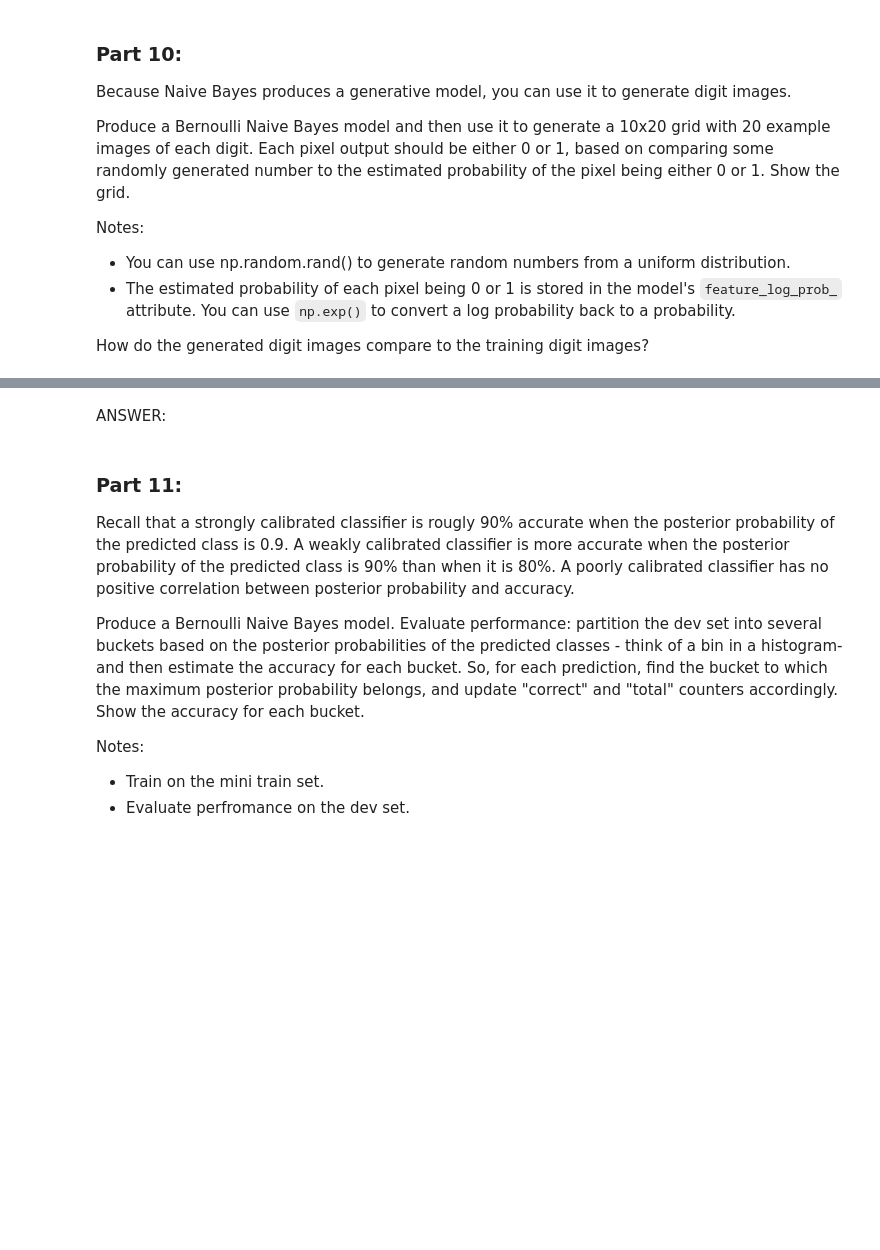
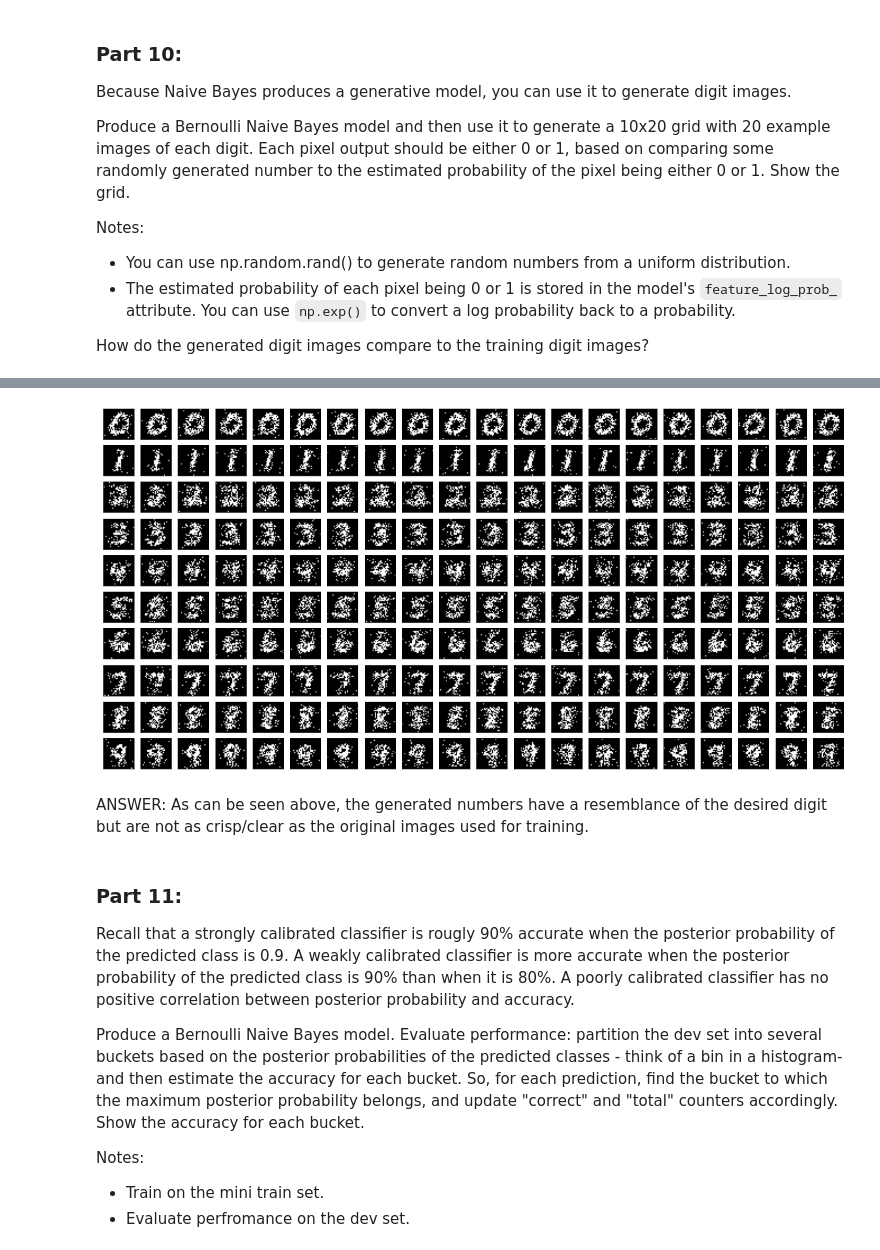
Before and after one commit to jorgeah92/ucb-w207-applied-ml, a Jupyter notebook: projects/jorge_hernandez_p1.ipynb, the cells around one changed output, grey strips where cells are left out. Drawn from its saved outputs; the diff is of its cells as text; code cells hidden in the pictures; blank space fills up the shorter version.

```diff
--- a/projects/jorge_hernandez_p1.ipynb
+++ b/projects/jorge_hernandez_p1.ipynb
@@ -559,18 +558,18 @@ Notes:
 # %%
 #def P9():
 
-### STUDENT END ###
+### STUDENT START ###
 # Running standard Gaussian NB model
-# gauss_NB_model = GaussianNB()
-# gauss_NB_model.fit(mini_train_data, mini_train_labels)
-# gauss_NB_predict = gauss_NB_model.predict(dev_data)
+gauss_NB_model = GaussianNB()
+gauss_NB_model.fit(mini_train_data, mini_train_labels)
+gauss_NB_predict = gauss_NB_model.predict(dev_data)
 
-# gauss_NB_wrong = np.sum(gauss_NB_predict != dev_labels)
-# print("Accuracy of Gaussian NB model:", round(1-(gauss_NB_wrong/np.size(dev_labels)), 3))
+gauss_NB_wrong = np.sum(gauss_NB_predict != dev_labels)
+print("Accuracy of Gaussian NB model:", round(1-(gauss_NB_wrong/np.size(dev_labels)), 3))
 
 # Fixing Gaussian NB model
 def binarize_data(data, split=0.5):
-    """Returns a given data into a binary set where the threshold is set at split. Only contains 0 and 1. """
+    """Returns a given data into a binary set where the threshold is set at split. Only contains 0 and 1."""
     bin_data = np.zeros(data.shape)
 
     for img in range(data.shape[0]):
@@ -581,15 +580,15 @@ def binarize_data(data, split=0.5):
     return bin_data
 
 binary_data = binarize_data(mini_train_data, split=0.92)
+binary_dev = binarize_data(dev_data, split=0.2)
 
 # Running fixed Gaussian NB model
 fixed_gaus_model = GaussianNB()
 fixed_gaus_model.fit(binary_data, mini_train_labels)
-fixed_gaus_predict = fixed_gaus_model.predict(dev_data)
+fixed_gaus_predict = fixed_gaus_model.predict(binary_dev)
 
 fixed_gaus_wrong = np.sum(fixed_gaus_predict != dev_labels)
 print("Accuracy of the fixed Gaussian NB model:", round(1-(fixed_gaus_wrong/np.size(dev_labels)), 3))
-
 ### STUDENT END ###
 
 #P9()
@@ -645,5 +612,36 @@ array([0.01075269, 0.01075269, 0.01075269, 0.01075269, 0.01075269,
-# %% [markdown]
-ANSWER:
+# %%
+#def P10(num_examples):
+
+### STUDENT START ###
+b_img_model = BernoulliNB(binarize=0.3).fit(mini_train_data, mini_train_labels)
+
+# Converting feature_log_prob_ made from model into probabilities
+prob_feature = np.zeros(b_img_model.feature_log_prob_.shape)
+for i in range(10):
+    for j in range(b_img_model.feature_log_prob_.shape[1]):
+        prob_feature[i][j] = np.exp(b_img_model.feature_log_prob_[i][j])
+
+# Picture generation based on probabilities from the model
+fig, ax = plt.subplots(10,20, sharex=True, sharey=True, figsize=(20,10))
+plt.setp(ax, xticks=[], yticks=[])
+for i in range(10):
+    for j in range(20):
+        temp_img = np.zeros(prob_feature[i].shape)   # Forms a blank array with the same shape as the 1-D images
+        random_grid = np.random.rand(prob_feature[i].shape[0], )  # Random numbers fill grid of the same shape as the 1-D images
+        for x in range(prob_feature[i].shape[0]):
+            if random_grid[x] <= prob_feature[i][x]:   # Random numbers are compared to the probabilities formed by model
+                temp_img[x] = 1
+        img_shape = temp_img.reshape(28, 28)
+        ax[i,j].imshow(img_shape, cmap="gray", aspect="equal")
+
+plt.show()
+### STUDENT END ###
+
+#P10(20)
+# %% [output]
+[figure, added]
+# %% [markdown]
+ANSWER: As can be seen above, the generated numbers have a resemblance of the desired digit but are not as crisp/clear as the original images used for training.
 # %% [markdown]
 ### Part 11:
 
```
Also changed, not shown: parts of 19 cells of this notebook.
